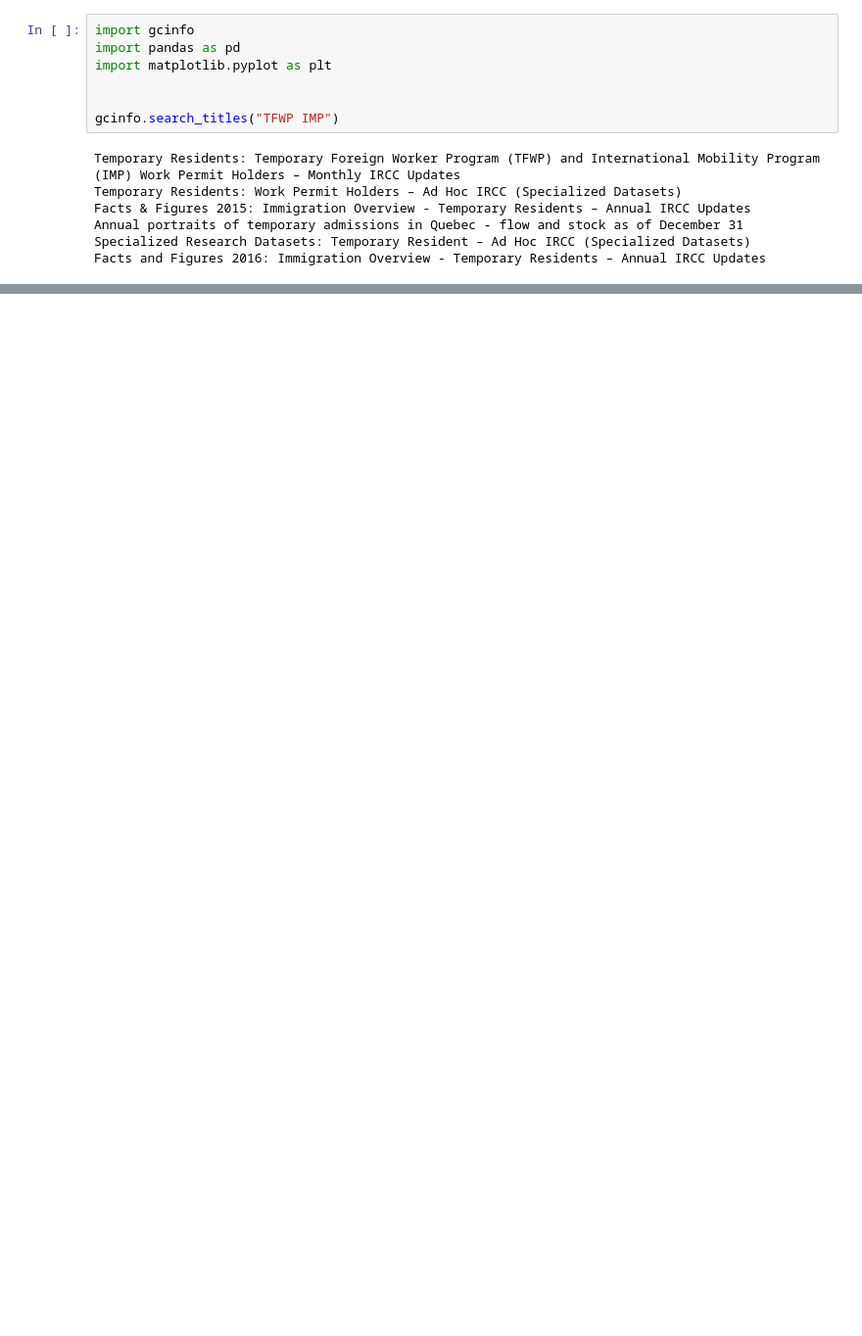
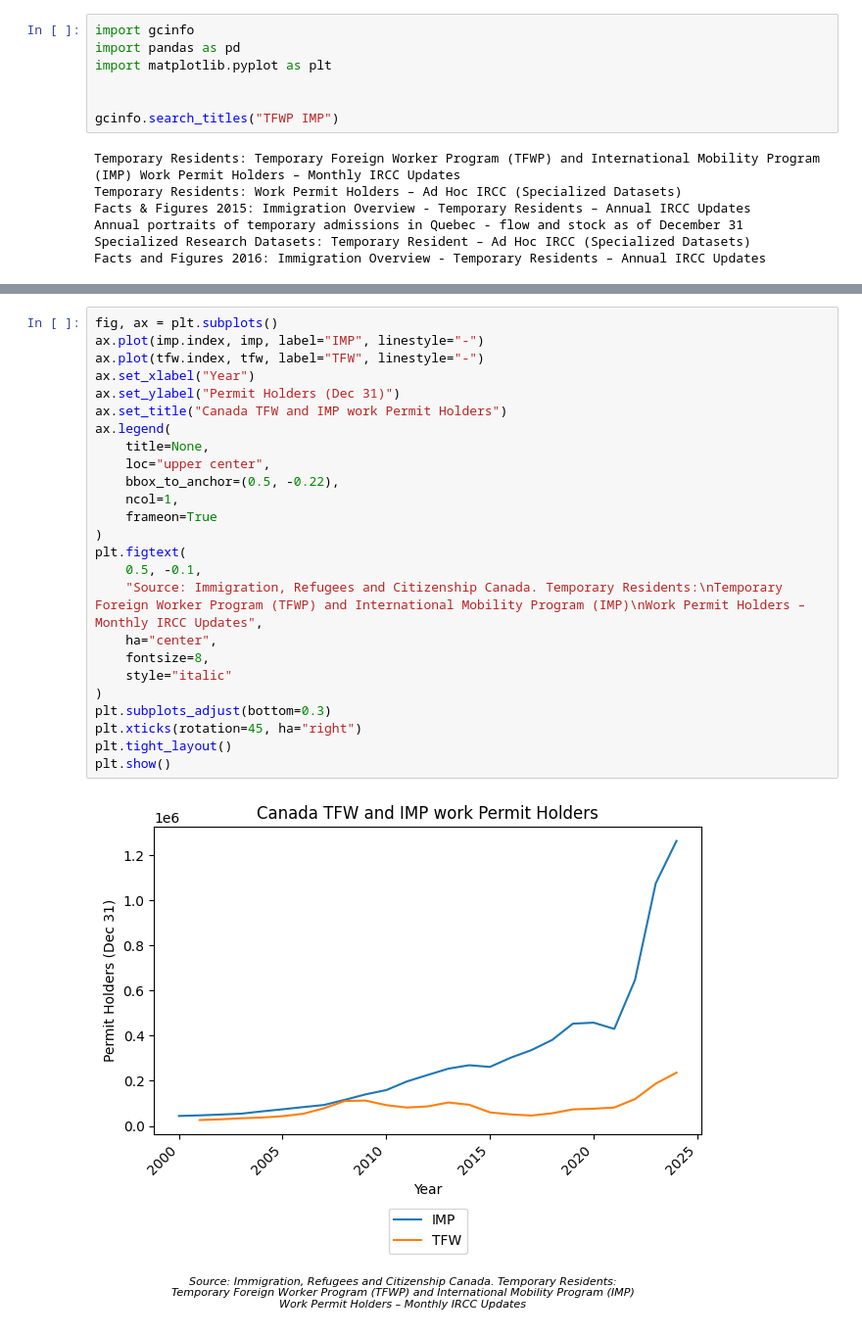
Before and after one commit to yrmo/gcinfo, a Jupyter notebook: non-permanent-tfwp-imp-holders.ipynb, the cells around one changed output, grey strips where cells are left out. Shown at 98% size. Saved outputs shown, nothing was run; the diff lists cells and outputs as text; blank space fills up the shorter version.

Commit message:
Add plot of TFWP IMP permit holders

```diff
--- a/non-permanent-tfwp-imp-holders.ipynb
+++ b/non-permanent-tfwp-imp-holders.ipynb
@@ -58,0 +124,27 @@ Using cached file: cache\EN_ODP_annual-TR-work-IMP_PT_program_year_end.xlsx
+# %%
+fig, ax = plt.subplots()
+ax.plot(imp.index, imp, label="IMP", linestyle="-")
+ax.plot(tfw.index, tfw, label="TFW", linestyle="-")
+ax.set_xlabel("Year")
+ax.set_ylabel("Permit Holders (Dec 31)")
+ax.set_title("Canada TFW and IMP work Permit Holders")
+ax.legend(
+    title=None,
+    loc="upper center",
+    bbox_to_anchor=(0.5, -0.22),
+    ncol=1,
+    frameon=True
+)
+plt.figtext(
+    0.5, -0.1,
+    "Source: Immigration, Refugees and Citizenship Canada. Temporary Residents:\nTemporary Foreign Worker Program (TFWP) and International Mobility Program (IMP)\nWork Permit Holders – Monthly IRCC Updates",
+    ha="center",
+    fontsize=8,
+    style="italic"
+)
+plt.subplots_adjust(bottom=0.3)
+plt.xticks(rotation=45, ha="right")
+plt.tight_layout()
+plt.show()
+# %% [output]
+[figure, added]
```
Also changed, not shown: parts of 4 cells of this notebook.
